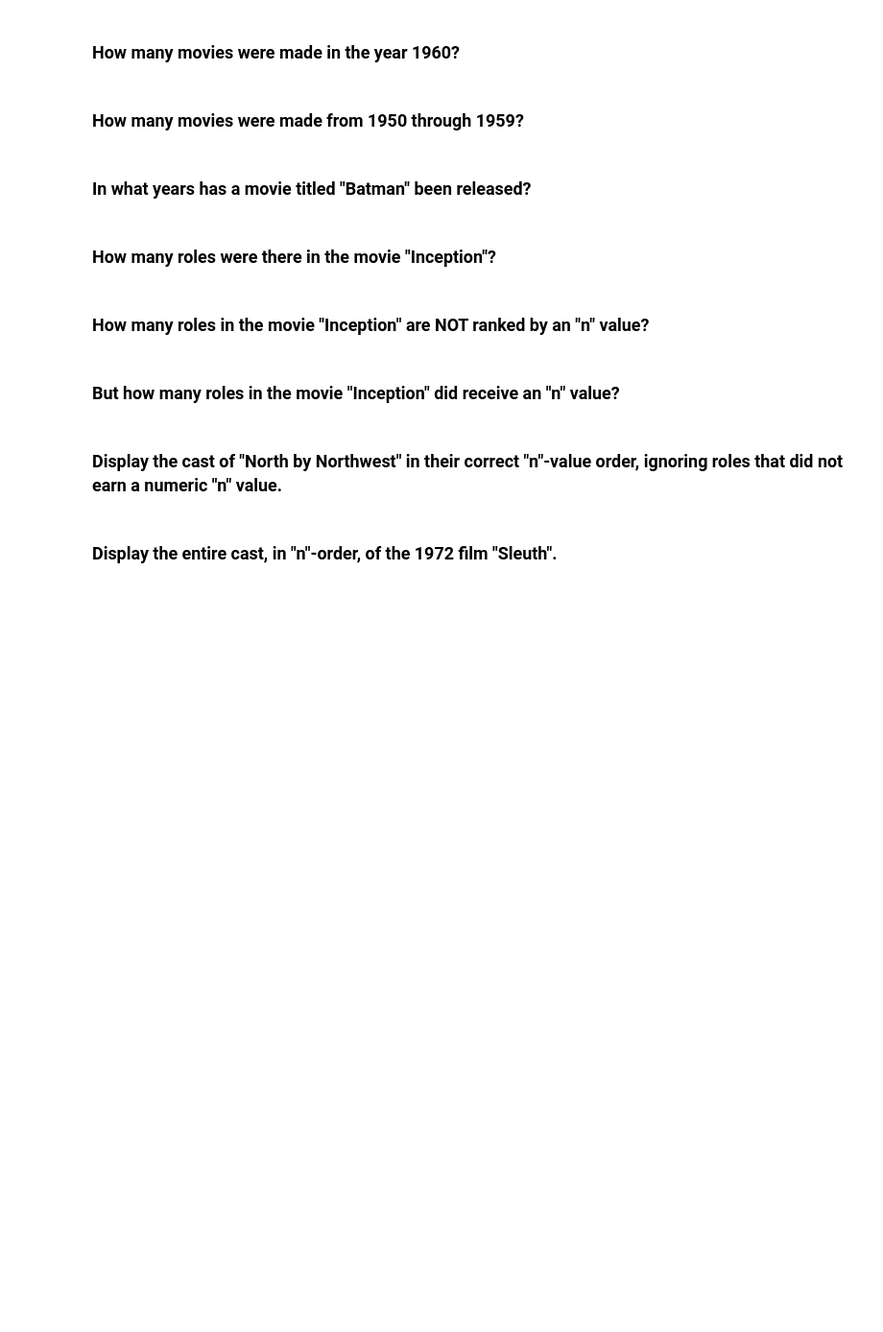
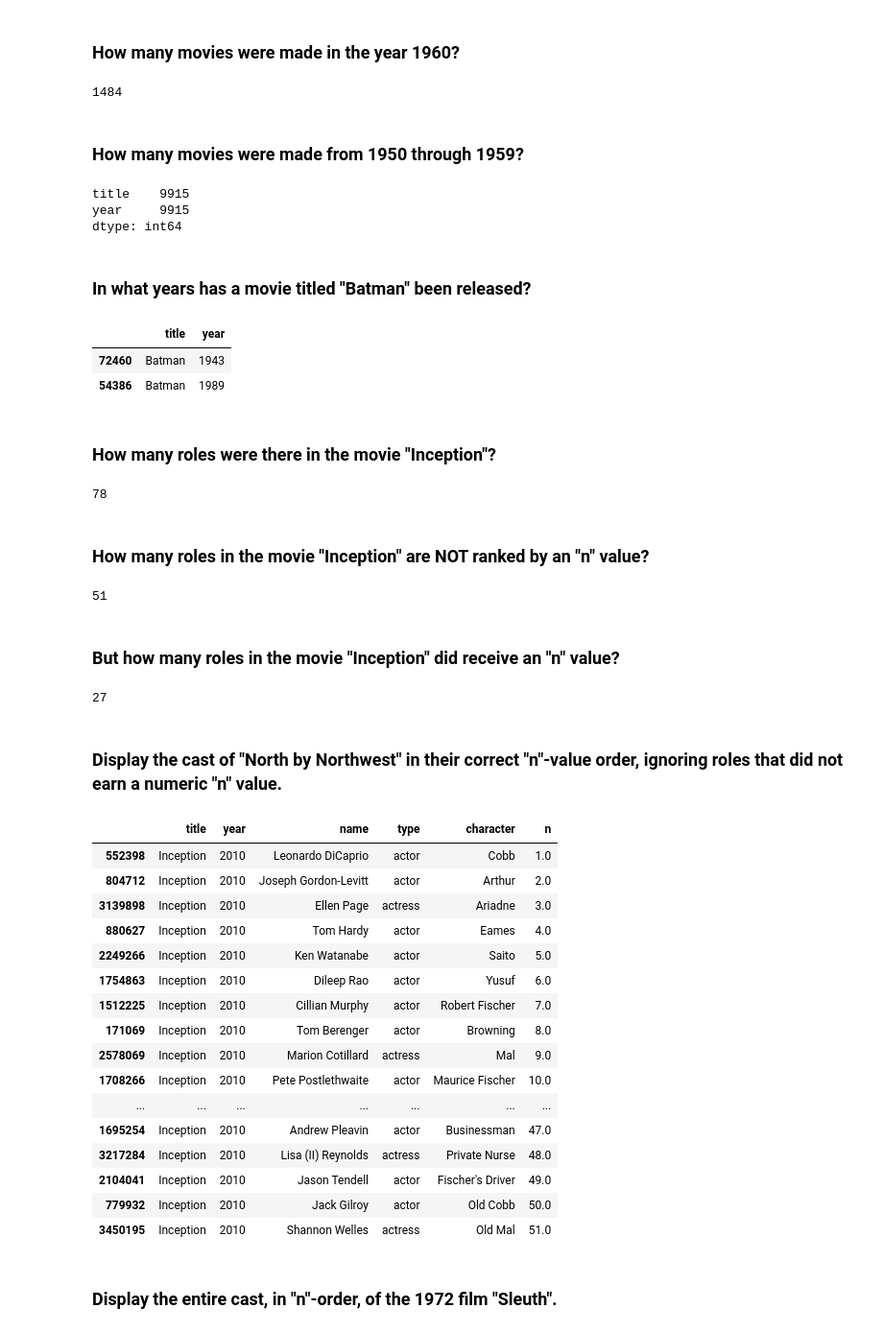
Before and after one commit to julianquilatan/BD2K-Summer-Workshop, a Jupyter notebook: 4-Anaconda-IPython-Dataframes.ipynb, the cells around one changed output. Shown: that part at 96% size. Cells and saved outputs as stored; diff of their text form; code cells hidden in the pictures; blank space fills up the shorter version.

```diff
--- a/4-Anaconda-IPython-Dataframes.ipynb
+++ b/4-Anaconda-IPython-Dataframes.ipynb
@@ -327,16 +362,64 @@ Most (if not all) of these exercises can be done in a single line. Be precise! I
 # %% [markdown]
 ### How many movies were made in the year 1960?
+# %%
+len(titles[titles.year == 1960])
+# %% [output]
+1484
 # %% [markdown]
 ### How many movies were made from 1950 through 1959?
+# %%
+titles[(titles.year > 1950) & (titles.year < 1959)].count()
+# %% [output]
+title    9915
+year     9915
+dtype: int64
 # %% [markdown]
 ### In what years has a movie titled "Batman" been released?
+# %%
+titles[titles.title == 'Batman'].sort_values('year')
+# %% [output]
+|  | title | year |
+| 72460 | Batman | 1943 |
+| 54386 | Batman | 1989 |
 # %% [markdown]
 ### How many roles were there in the movie "Inception"?
+# %%
+len(cast[cast.title == 'Inception'])
+# %% [output]
+78
 # %% [markdown]
 ### How many roles in the movie "Inception" are NOT ranked by an "n" value?
+# %%
+len(cast[(cast.title == 'Inception') & (cast.n.notnull())])
+# %% [output]
+51
 # %% [markdown]
 ### But how many roles in the movie "Inception" did receive an "n" value?
+# %%
+len(cast[(cast.title == 'Inception') & (cast.n.isnull())])
+# %% [output]
+27
 # %% [markdown]
 ### Display the cast of "North by Northwest" in their correct "n"-value order, ignoring roles that did not earn a numeric "n" value.
+# %%
+cast[(cast.title == 'Inception') & (cast.n.notnull())].sort_values('n')
+# %% [output]
+|  | title | year | name | type | character | n |
+| 552398 | Inception | 2010 | Leonardo DiCaprio | actor | Cobb | 1.0 |
+| 804712 | Inception | 2010 | Joseph Gordon-Levitt | actor | Arthur | 2.0 |
+| 3139898 | Inception | 2010 | Ellen Page | actress | Ariadne | 3.0 |
+| 880627 | Inception | 2010 | Tom Hardy | actor | Eames | 4.0 |
+| 2249266 | Inception | 2010 | Ken Watanabe | actor | Saito | 5.0 |
+| 1754863 | Inception | 2010 | Dileep Rao | actor | Yusuf | 6.0 |
+| 1512225 | Inception | 2010 | Cillian Murphy | actor | Robert Fischer | 7.0 |
+| 171069 | Inception | 2010 | Tom Berenger | actor | Browning | 8.0 |
+| 2578069 | Inception | 2010 | Marion Cotillard | actress | Mal | 9.0 |
+| 1708266 | Inception | 2010 | Pete Postlethwaite | actor | Maurice Fischer | 10.0 |
+| ... | ... | ... | ... | ... | ... | ... |
+| 1695254 | Inception | 2010 | Andrew Pleavin | actor | Businessman | 47.0 |
+| 3217284 | Inception | 2010 | Lisa (II) Reynolds | actress | Private Nurse | 48.0 |
+| 2104041 | Inception | 2010 | Jason Tendell | actor | Fischer's Driver | 49.0 |
+| 779932 | Inception | 2010 | Jack Gilroy | actor | Old Cobb | 50.0 |
+| 3450195 | Inception | 2010 | Shannon Welles | actress | Old Mal | 51.0 |
 # %% [markdown]
 ### Display the entire cast, in "n"-order, of the 1972 film "Sleuth".
```
Also changed, not shown: parts of 9 cells of this notebook.
